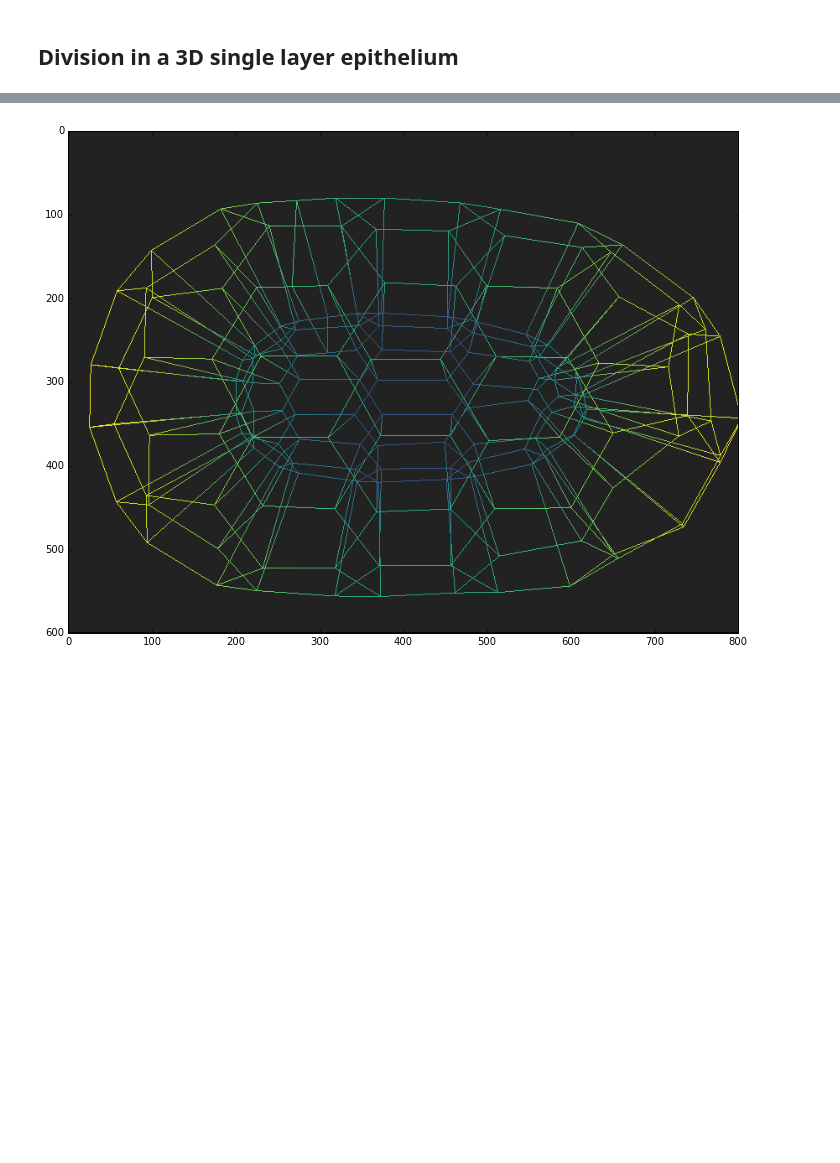
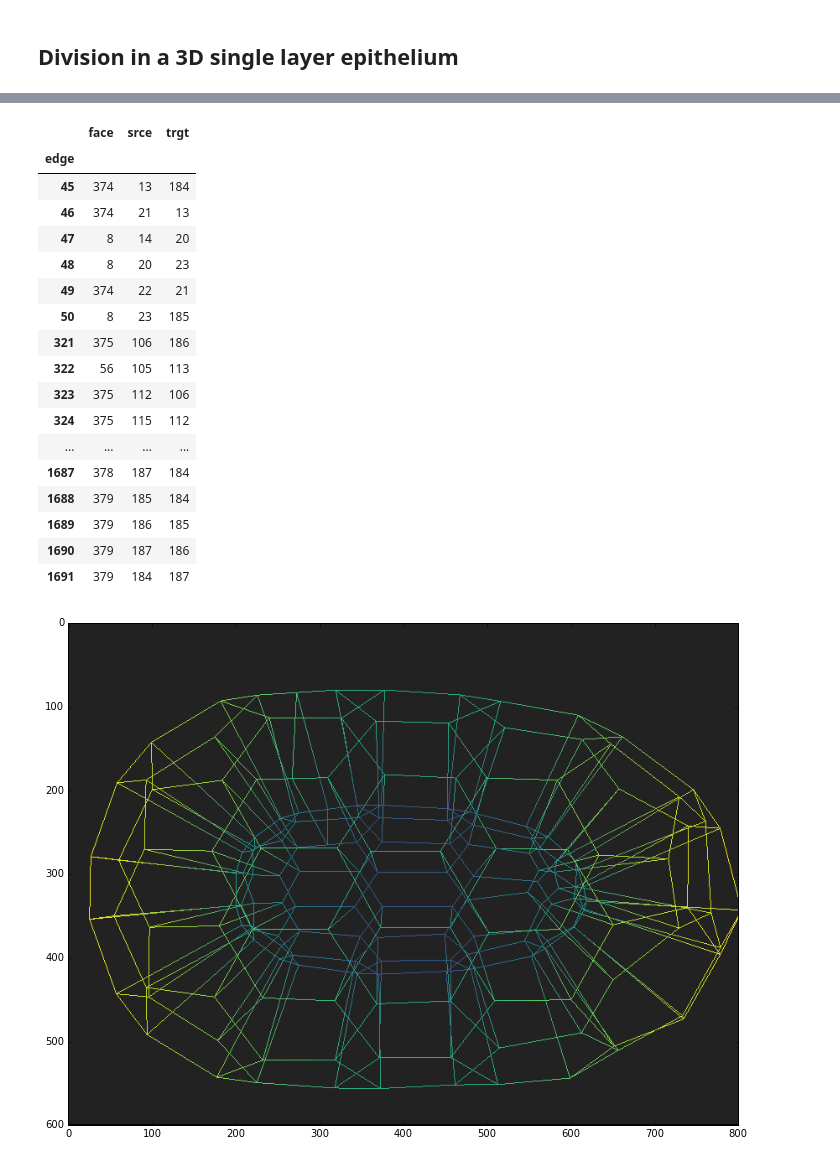
Before and after one commit to DamCB/tyssue, a Jupyter notebook: doc/notebooks/Cell_Division.ipynb, the cells around one changed output, grey strips where cells are left out. Drawn from its saved outputs; the diff is of its cells as text; code cells hidden in the pictures; blank space fills up the shorter version.

```diff
--- a/doc/notebooks/Cell_Division.ipynb
+++ b/doc/notebooks/Cell_Division.ipynb
@@ -122,0 +148,7 @@ daughter = cell_division(monolayer, mother,
+# %%
+eptm = monolayer._bad
+invalid_edges = eptm.get_invalid()
+eptm.edge_df['is_valid'] = ~invalid_edges
+
+bad_edges = eptm.edge_df[~eptm.edge_df['is_valid']].index
+bad_cells = eptm.edge_df.loc[bad_edges, 'cell'].unique()
@@ -123,3 +291,24 @@ daughter = cell_division(monolayer, mother,
+# %%
+eptm.edge_df.loc[bad_edges, ['face', 'srce', 'trgt']]
+# %% [output]
+|  | face | srce | trgt |
+| edge |  |  |  |
+| 45 | 374 | 13 | 184 |
+| 46 | 374 | 21 | 13 |
+| 47 | 8 | 14 | 20 |
+| 48 | 8 | 20 | 23 |
+| 49 | 374 | 22 | 21 |
+| 50 | 8 | 23 | 185 |
+| 321 | 375 | 106 | 186 |
+| 322 | 56 | 105 | 113 |
+| 323 | 375 | 112 | 106 |
+| 324 | 375 | 115 | 112 |
+| ... | ... | ... | ... |
+| 1687 | 378 | 187 | 184 |
+| 1688 | 379 | 185 | 184 |
+| 1689 | 379 | 186 | 185 |
+| 1690 | 379 | 187 | 186 |
+| 1691 | 379 | 184 | 187 |
 # %%
 
 rho = np.linalg.norm(monolayer.vert_df[monolayer.coords], axis=1)
```
Also changed, not shown: parts of 13 cells of this notebook, 2 other files.
